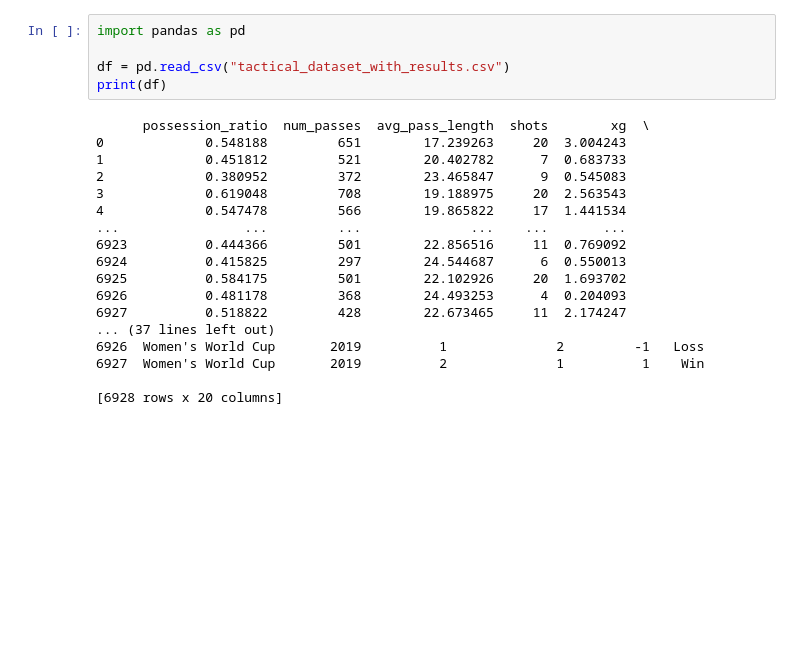
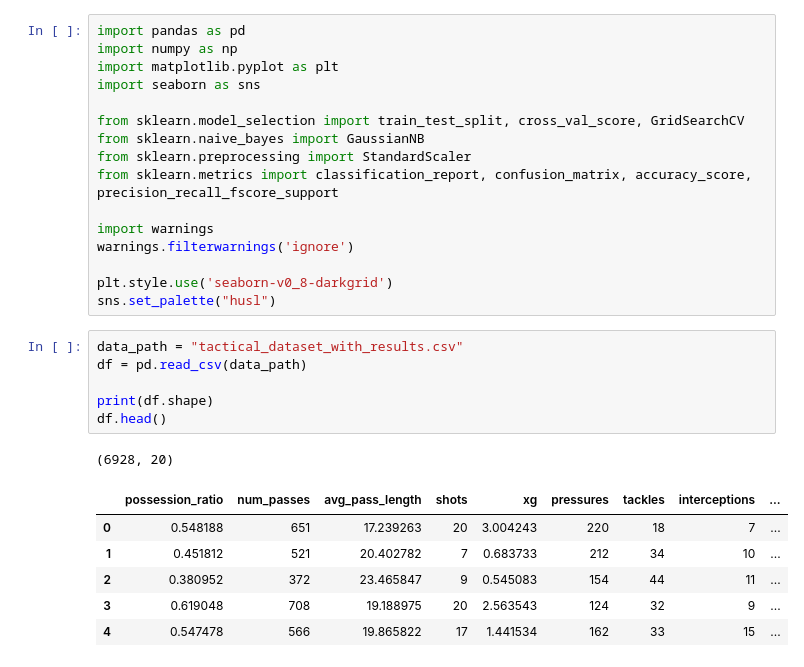
Before and after one commit to Anatralmao/footbol, a Jupyter notebook: xstk.ipynb, the cells around one changed output. Drawn from its saved outputs; the diff is of its cells as text; blank space fills up the shorter version.

```diff
--- a/xstk.ipynb
+++ b/xstk.ipynb
@@ -1,23 +1,30 @@
 # %%
 import pandas as pd
+import numpy as np
+import matplotlib.pyplot as plt
+import seaborn as sns
 
-df = pd.read_csv("tactical_dataset_with_results.csv")
-print(df)
+from sklearn.model_selection import train_test_split, cross_val_score, GridSearchCV
+from sklearn.naive_bayes import GaussianNB
+from sklearn.preprocessing import StandardScaler
+from sklearn.metrics import classification_report, confusion_matrix, accuracy_score, precision_recall_fscore_support
+
+import warnings
+warnings.filterwarnings('ignore')
+
+plt.style.use('seaborn-v0_8-darkgrid')
+sns.set_palette("husl")
-# %% [output]
-      possession_ratio  num_passes  avg_pass_length  shots        xg  \
-0             0.548188         651        17.239263     20  3.004243
-1             0.451812         521        20.402782      7  0.683733
-2             0.380952         372        23.465847      9  0.545083
-3             0.619048         708        19.188975     20  2.563543
-4             0.547478         566        19.865822     17  1.441534
-...                ...         ...              ...    ...       ...
-6923          0.444366         501        22.856516     11  0.769092
-6924          0.415825         297        24.544687      6  0.550013
-6925          0.584175         501        22.102926     20  1.693702
-6926          0.481178         368        24.493253      4  0.204093
-6927          0.518822         428        22.673465     11  2.174247
-... (37 lines left out)
-6926  Women's World Cup       2019          1              2         -1   Loss
-6927  Women's World Cup       2019          2              1          1    Win
-
-[6928 rows x 20 columns]
+# %%
+data_path = "tactical_dataset_with_results.csv"
+df = pd.read_csv(data_path)
+
+print(df.shape)
+df.head()
+# %% [output]
+(6928, 20)
+|  | possession_ratio | num_passes | avg_pass_length | shots | xg | pressures | tackles | interceptions | ... |
+| 0 | 0.548188 | 651 | 17.239263 | 20 | 3.004243 | 220 | 18 | 7 | ... |
+| 1 | 0.451812 | 521 | 20.402782 | 7 | 0.683733 | 212 | 34 | 10 | ... |
+| 2 | 0.380952 | 372 | 23.465847 | 9 | 0.545083 | 154 | 44 | 11 | ... |
+| 3 | 0.619048 | 708 | 19.188975 | 20 | 2.563543 | 124 | 32 | 9 | ... |
+| 4 | 0.547478 | 566 | 19.865822 | 17 | 1.441534 | 162 | 33 | 15 | ... |
```
Also changed, not shown: parts of 9 cells of this notebook.
